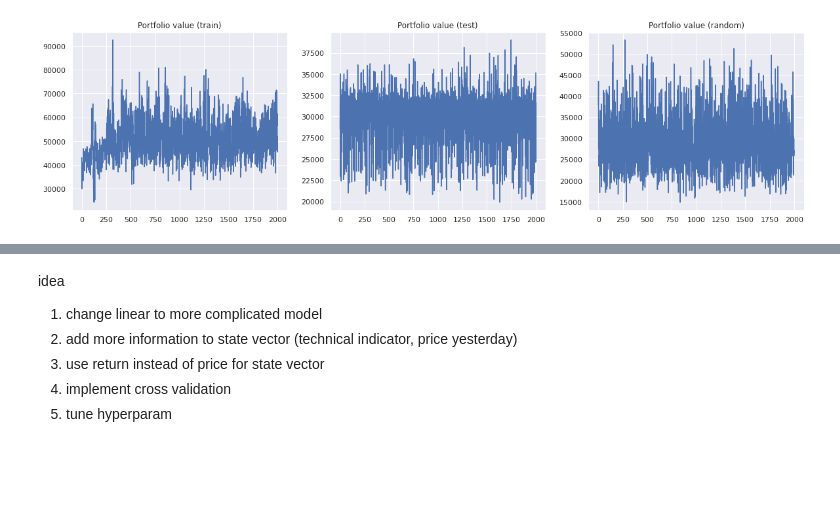
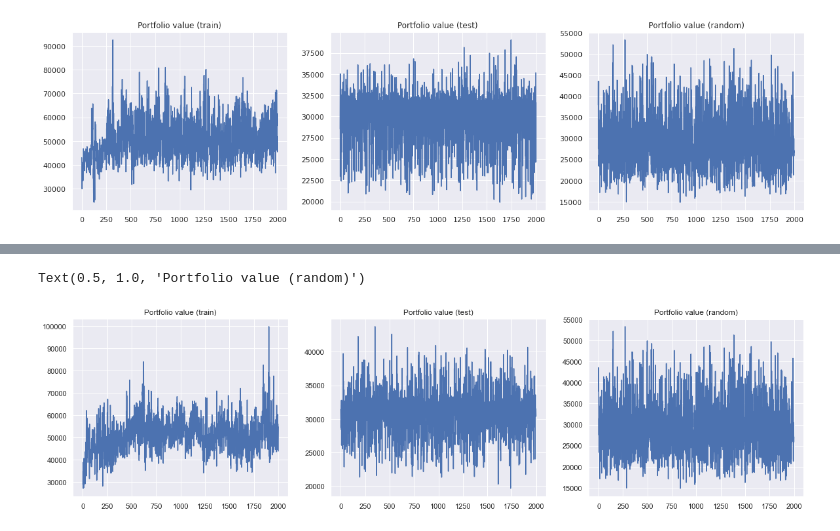
Before and after one commit to waijean/rltradingbot, a Jupyter notebook: results.ipynb, the cells around one changed output, grey strips where cells are left out. Drawn from its saved outputs; the diff is of its cells as text; code cells hidden in the pictures; blank space fills up the shorter version.

Commit message:
update get data agent NN rl

```diff
--- a/results.ipynb
+++ b/results.ipynb
@@ -31,8 +30,0 @@ sns.displot(rewards_df)
-# %% [markdown]
-idea
-
-1. change linear to more complicated model
-2. add more information to state vector (technical indicator, price yesterday)
-3. use return instead of price for state vector
-4. implement cross validation
-5. tune hyperparam
@@ -38,0 +39,18 @@ idea
+# %%
+train_rewards = np.load("linear_rl_trader_rewards/train_v1_no_tech_indicators.npy")
+test_rewards = np.load("linear_rl_trader_rewards/test_v1_no_tech_indicators.npy")
+random_rewards = np.load("linear_rl_trader_rewards/random.npy")
+# %%
+rewards_df = pd.DataFrame({"train":train_rewards, "test":test_rewards, "random":random_rewards})
+# %%
+fig, axes = plt.subplots(nrows=1, ncols=3, figsize=(20,5))
+
+rewards_df["train"].plot(ax=axes[0])
+axes[0].set_title('Portfolio value (train)')
+rewards_df["test"].plot(ax=axes[1])
+axes[1].set_title('Portfolio value (test)')
+rewards_df["random"].plot(ax=axes[2])
+axes[2].set_title('Portfolio value (random)')
+# %% [output]
+Text(0.5, 1.0, 'Portfolio value (random)')
+[figure, added]
```
Also changed, not shown: parts of 27 cells of this notebook, 38 other files.
